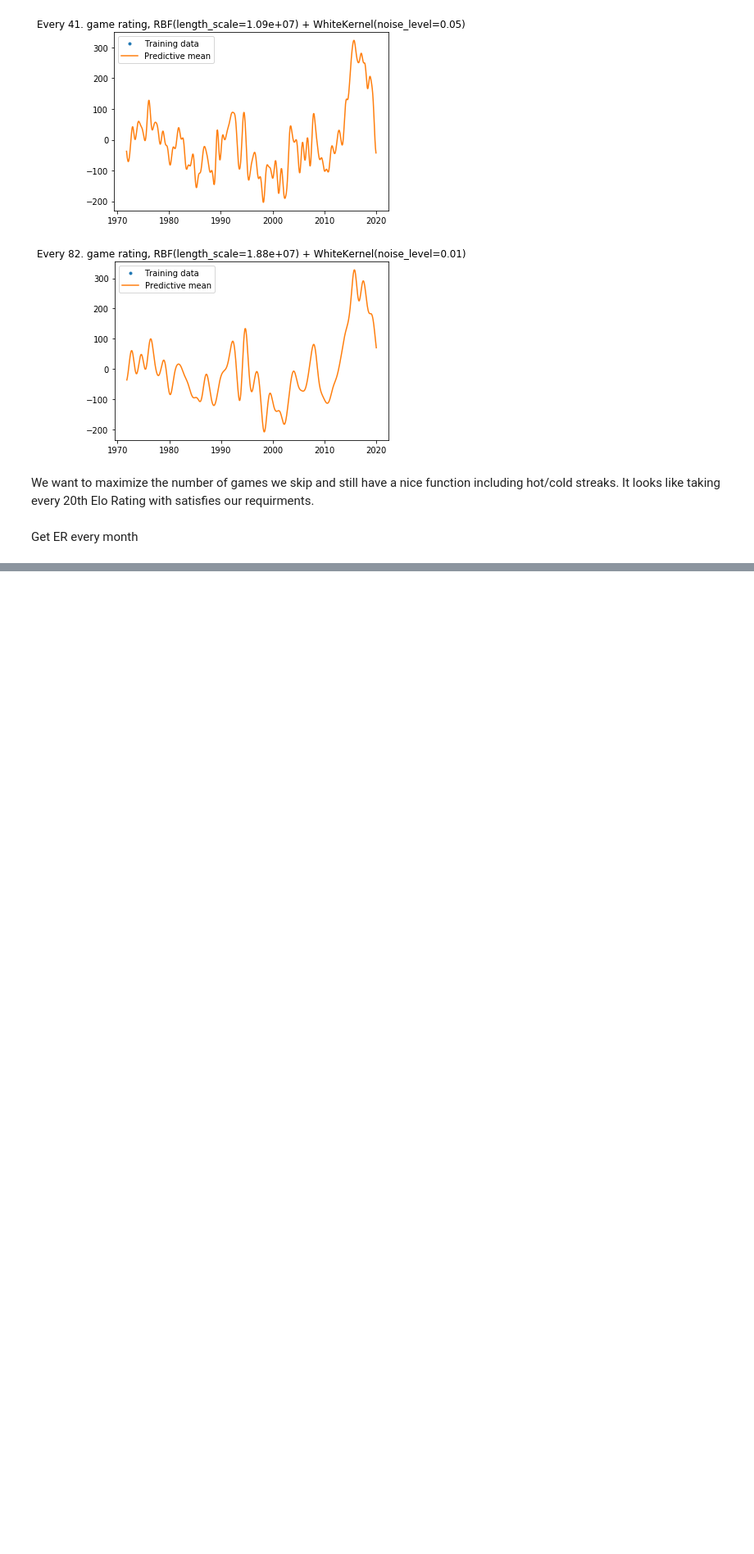
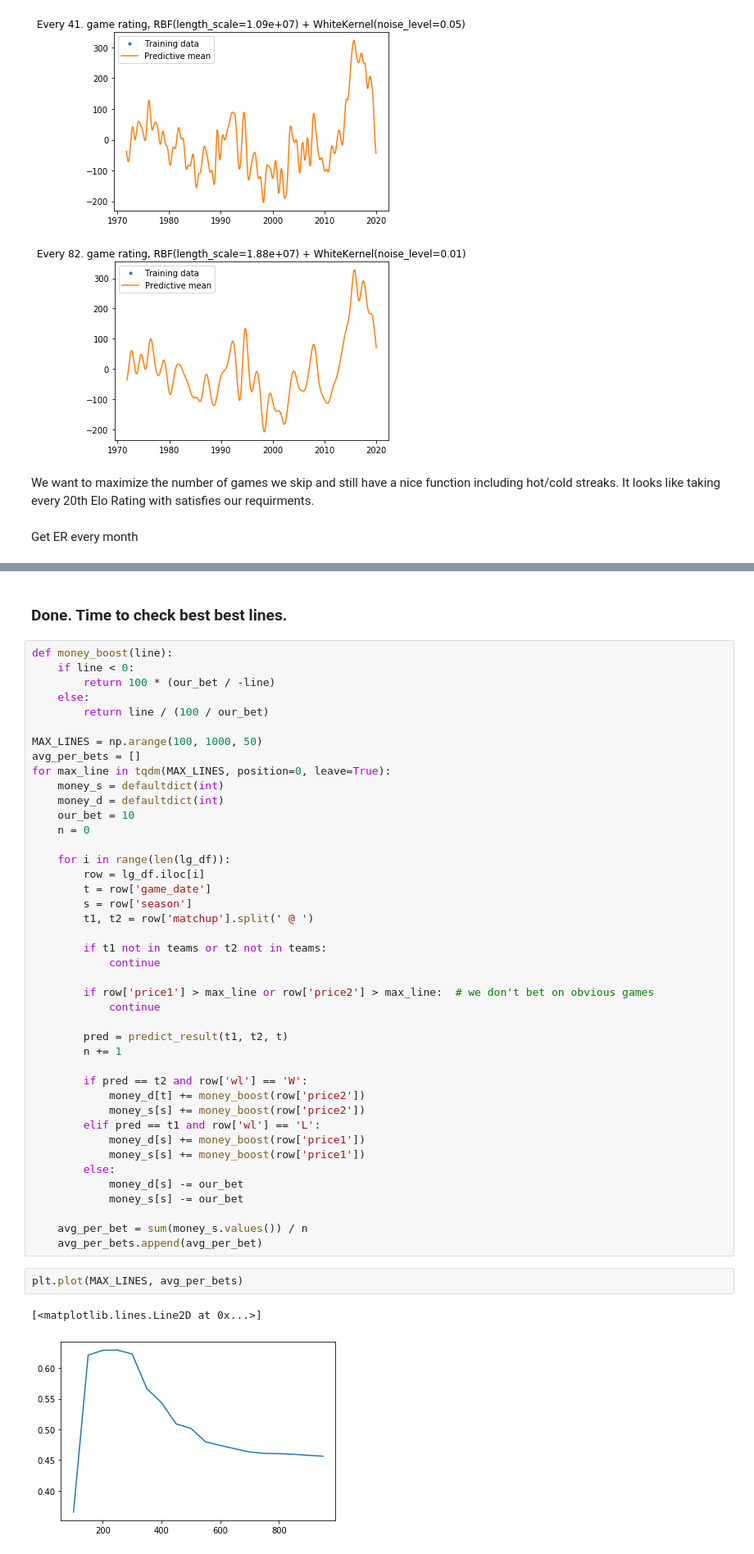
Before and after one commit to jgrodzicki/NBA-result-predictor, a Jupyter notebook: testing.ipynb, the cells around one changed output, grey strips where cells are left out. Shown at 82% size. Drawn from its saved outputs; the diff is of its cells as text; blank space fills up the shorter version.

```diff
--- a/testing.ipynb
+++ b/testing.ipynb
@@ -156,0 +235,49 @@ plot_reg([], [], test_x, test_y, f'Every month game rating, {new_kernel}')
+# %% [markdown]
+### Done. Time to check best best lines.
+# %%
+def money_boost(line):
+    if line < 0:
+        return 100 * (our_bet / -line)
+    else:
+        return line / (100 / our_bet)
+
+MAX_LINES = np.arange(100, 1000, 50)
+avg_per_bets = []
+for max_line in tqdm(MAX_LINES, position=0, leave=True):
+    money_s = defaultdict(int)
+    money_d = defaultdict(int)
+    our_bet = 10
+    n = 0
+
+    for i in range(len(lg_df)):
+        row = lg_df.iloc[i]
+        t = row['game_date']
+        s = row['season']
+        t1, t2 = row['matchup'].split(' @ ')
+
+        if t1 not in teams or t2 not in teams:
+            continue
+
+        if row['price1'] > max_line or row['price2'] > max_line:  # we don't bet on obvious games
+            continue
+
+        pred = predict_result(t1, t2, t)
+        n += 1
+
+        if pred == t2 and row['wl'] == 'W':
+            money_d[t] += money_boost(row['price2'])
+            money_s[s] += money_boost(row['price2'])
+        elif pred == t1 and row['wl'] == 'L':
+            money_d[s] += money_boost(row['price1'])
+            money_s[s] += money_boost(row['price1'])
+        else:
+            money_d[s] -= our_bet
+            money_s[s] -= our_bet
+
+    avg_per_bet = sum(money_s.values()) / n
+    avg_per_bets.append(avg_per_bet)
+# %%
+plt.plot(MAX_LINES, avg_per_bets)
+# %% [output]
+[<matplotlib.lines.Line2D at 0x...>]
+[figure, added]
```
Also changed, not shown: parts of 12 cells of this notebook, 2 other files.
